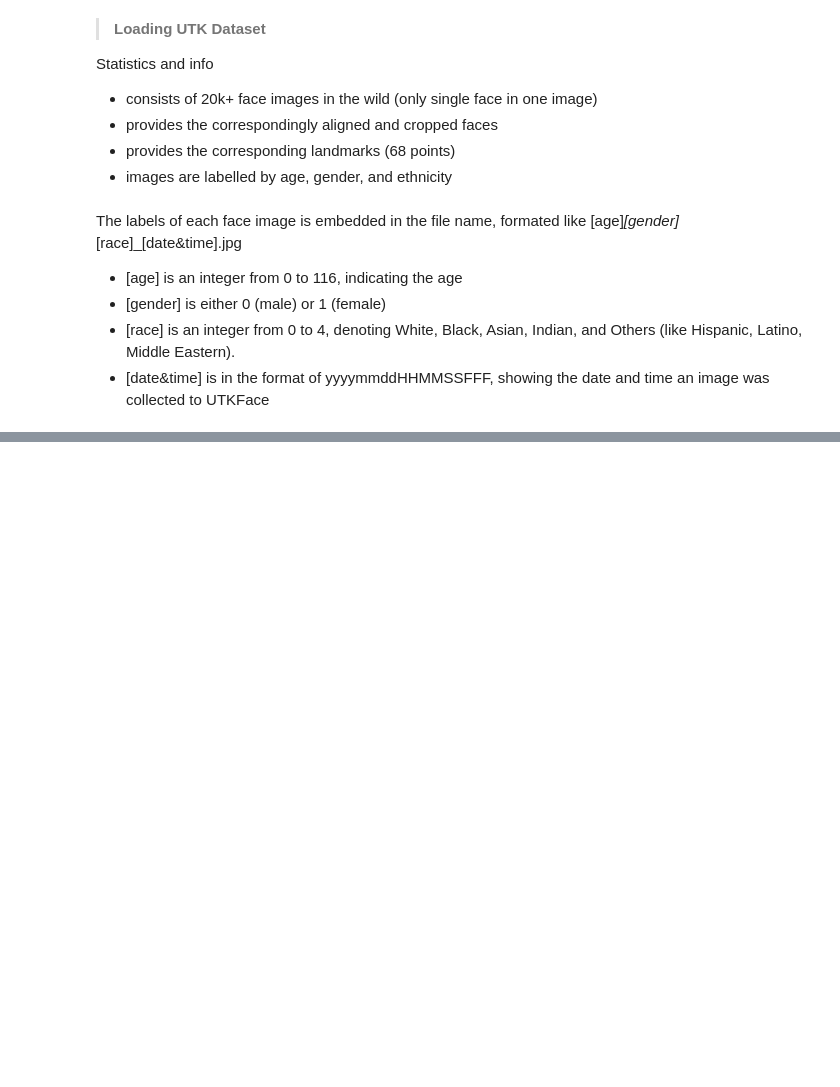
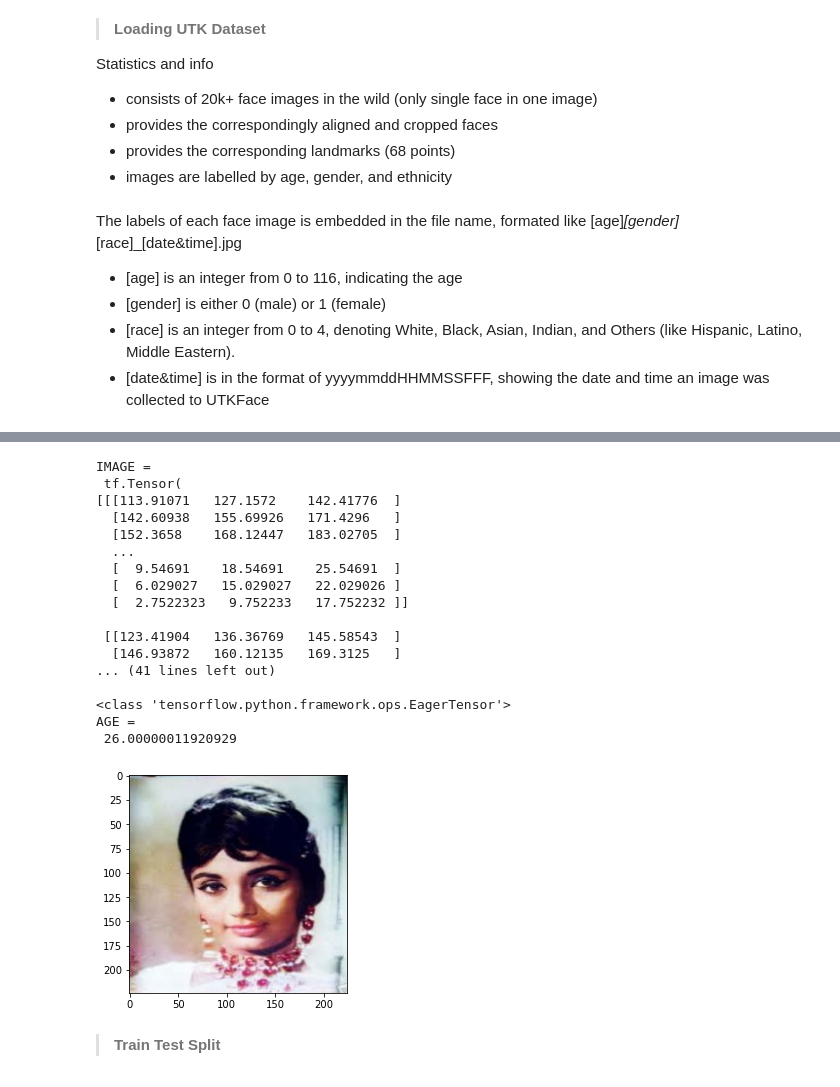
Before and after one commit to FCIS-ASU-Projects/Kids-Zone, a Jupyter notebook: audience-and-utk-preprocessing.ipynb, the cells around one changed output, grey strips where cells are left out. Cells and saved outputs as stored; diff of their text form; code cells hidden in the pictures; blank space fills up the shorter version.

Commit message:
Kaggle Notebook | Audience_and_UTK_Preprocessing | Loading_Audience_and_UTK_datasets_without_merging

```diff
--- a/audience-and-utk-preprocessing.ipynb
+++ b/audience-and-utk-preprocessing.ipynb
@@ -425,0 +256,60 @@ data=create_dataset(dataset_path3) # Does NOT Complete the whole process
+# %%
+# This method will be mapped for each filename in `list_ds`.
+def parse_UTK_image(filename):
+
+    # Read the image from the filename and resize it.
+    image_raw = tf.io.read_file(filename)
+    image = tf.image.decode_jpeg(image_raw, channels=3)
+    image = image_resize(image)
+
+    # Split the filename to get the age and the gender. Convert the age ( str ) and the gender ( str ) to dtype float32.
+    parts = tf.strings.split(tf.strings.split( filename , '/' )[ 2 ] , '_')
+
+    # Normalize
+    age = tf.strings.to_number(parts[0]) / 116
+
+    return image, age
+# %%
+def list_UTK_images(path)
+    # List all the image files in the given directory.
+    UTK_list_ds = tf.data.Dataset.list_files(path , shuffle=True )
+
+    # Map `parse_image` method to all filenames.
+    UTK_dataset = UTK_list_ds.map(parse_UTK_image, num_parallel_calls=tf.data.AUTOTUNE )
+    # UTK_dataset = dataset.take( 20000 )
+
+    return UTK_dataset # each element in UTK_dataset has image and age
+# %%
+# UTK_dataset = list_UTK_images('./part1/*')
+# UTK_dataset = list_UTK_images('./part2/*')
+UTK_dataset = list_UTK_images('./part3/*')
+# %%
+for img, age in UTK_dataset:
+    print("IMAGE = \n", im, '\n')
+    print(im.shape, '\n')
+    print(type(im))
+    print("AGE = \n", age.numpy()*116)
+
+    # pyplot.imshow(np.array(im, dtype=int))
+    # pyplot.show()
+# %% [output]
+IMAGE =
+ tf.Tensor(
+[[[113.91071   127.1572    142.41776  ]
+  [142.60938   155.69926   171.4296   ]
+  [152.3658    168.12447   183.02705  ]
+  ...
+  [  9.54691    18.54691    25.54691  ]
+  [  6.029027   15.029027   22.029026 ]
+  [  2.7522323   9.752233   17.752232 ]]
+
+ [[123.41904   136.36769   145.58543  ]
+  [146.93872   160.12135   169.3125   ]
+... (41 lines left out)
+
+<class 'tensorflow.python.framework.ops.EagerTensor'>
+AGE =
+ 26.00000011920929
+[figure, added]
+# %% [markdown]
+> **Train Test Split**
```
Also changed, not shown: parts of 30 cells of this notebook.
